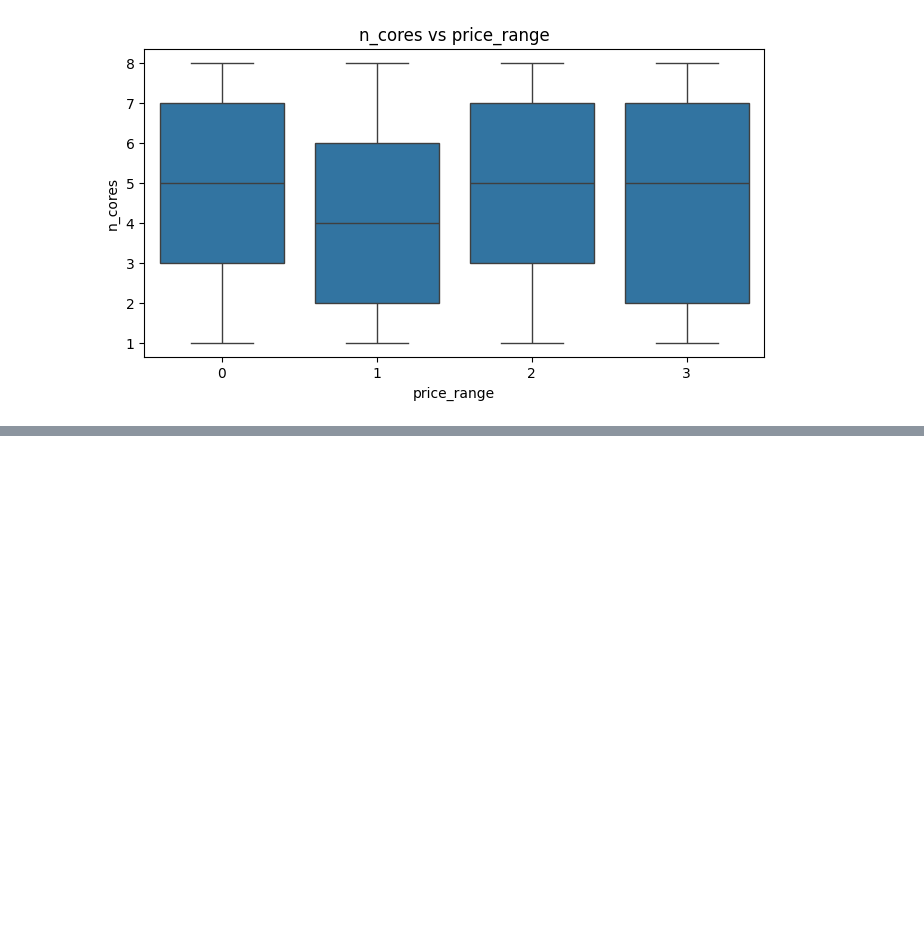
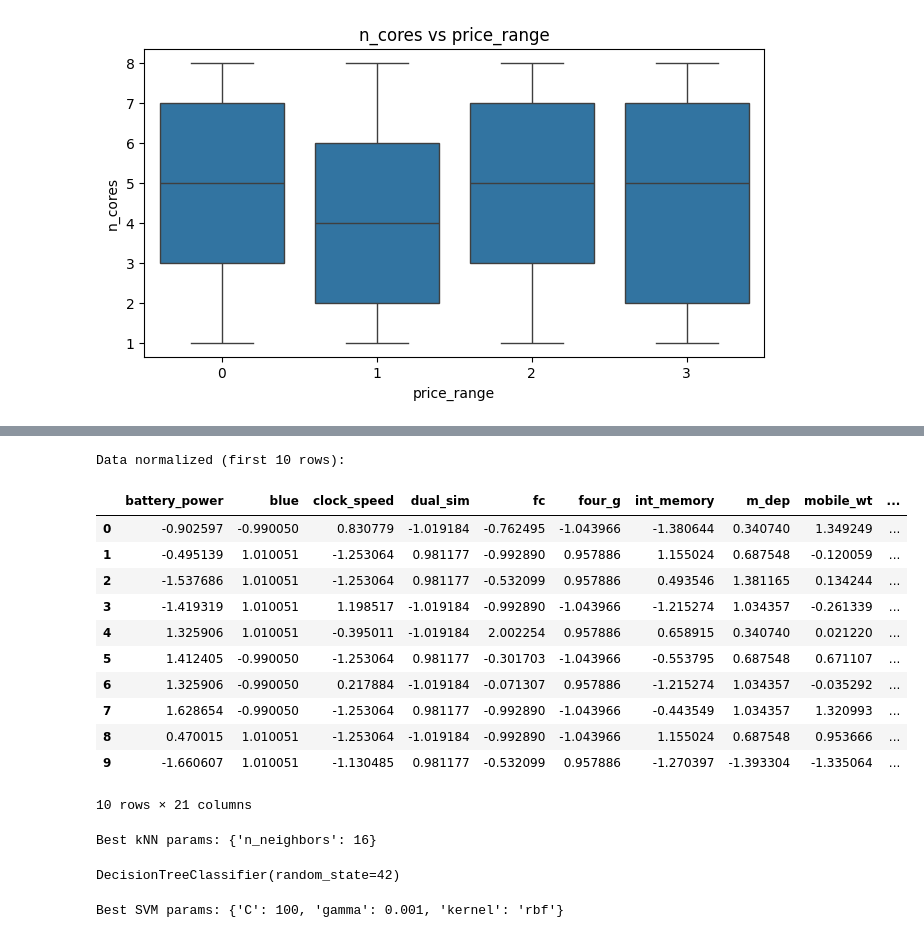
Before and after one commit to MansteinOrGuderian/IntelligentDataAnalysis, a Jupyter notebook: lab1/lab1.ipynb, the cells around one changed output, grey strips where cells are left out. Drawn from its saved outputs; the diff is of its cells as text; code cells hidden in the pictures; blank space fills up the shorter version.

```diff
--- a/lab1/lab1.ipynb
+++ b/lab1/lab1.ipynb
@@ -114,0 +120,26 @@ for col in num_features[:10]:   # limit to first 10 features
+# %%
+# Normalize the data
+scaler = StandardScaler()
+
+num_features = df.select_dtypes(include=[np.number]).columns.tolist()
+num_features.remove(target_col)  # don't scale target
+
+df_scaled = df.copy()
+df_scaled[num_features] = scaler.fit_transform(df[num_features])
+
+print("Data normalized (first 10 rows):")
+df_scaled.head(10)
+# %% [output]
+Data normalized (first 10 rows):
+|  | battery_power | blue | clock_speed | dual_sim | fc | four_g | int_memory | m_dep | mobile_wt | ... |
+| 0 | -0.902597 | -0.990050 | 0.830779 | -1.019184 | -0.762495 | -1.043966 | -1.380644 | 0.340740 | 1.349249 | ... |
+| 1 | -0.495139 | 1.010051 | -1.253064 | 0.981177 | -0.992890 | 0.957886 | 1.155024 | 0.687548 | -0.120059 | ... |
+| 2 | -1.537686 | 1.010051 | -1.253064 | 0.981177 | -0.532099 | 0.957886 | 0.493546 | 1.381165 | 0.134244 | ... |
+| 3 | -1.419319 | 1.010051 | 1.198517 | -1.019184 | -0.992890 | -1.043966 | -1.215274 | 1.034357 | -0.261339 | ... |
+| 4 | 1.325906 | 1.010051 | -0.395011 | -1.019184 | 2.002254 | 0.957886 | 0.658915 | 0.340740 | 0.021220 | ... |
+| 5 | 1.412405 | -0.990050 | -1.253064 | 0.981177 | -0.301703 | -1.043966 | -0.553795 | 0.687548 | 0.671107 | ... |
+| 6 | 1.325906 | -0.990050 | 0.217884 | -1.019184 | -0.071307 | 0.957886 | -1.215274 | 1.034357 | -0.035292 | ... |
+| 7 | 1.628654 | -0.990050 | -1.253064 | 0.981177 | -0.992890 | -1.043966 | -0.443549 | 1.034357 | 1.320993 | ... |
+| 8 | 0.470015 | 1.010051 | -1.253064 | -1.019184 | -0.992890 | -1.043966 | 1.155024 | 0.687548 | 0.953666 | ... |
+| 9 | -1.660607 | 1.010051 | -1.130485 | 0.981177 | -0.532099 | 0.957886 | -1.270397 | -1.393304 | -1.335064 | ... |
+10 rows × 21 columns
@@ -114,0 +155,28 @@ for col in num_features[:10]:   # limit to first 10 features
+# %%
+# kNN with GridSearch
+param_grid_knn = {"n_neighbors": range(1, 21)}
+grid_knn = GridSearchCV(KNeighborsClassifier(), param_grid_knn, cv=5)
+grid_knn.fit(X_train, y_train)
+best_knn = grid_knn.best_estimator_
+print("Best kNN params:", grid_knn.best_params_)
+# %% [output]
+Best kNN params: {'n_neighbors': 16}
+# %%
+# Decision Tree
+dt = DecisionTreeClassifier(random_state=42)
+dt.fit(X_train, y_train)
+# %% [output]
+DecisionTreeClassifier(random_state=42)
+# %%
+# SVM with GridSearch
+param_grid_svm = {
+    "C": [0.1, 1, 10, 100],
+    "gamma": [1, 0.1, 0.01, 0.001],
+    "kernel": ["rbf"]
+}
+grid_svm = GridSearchCV(SVC(), param_grid_svm, cv=5)
+grid_svm.fit(X_train, y_train)
+best_svm = grid_svm.best_estimator_
+print("Best SVM params:", grid_svm.best_params_)
+# %% [output]
+Best SVM params: {'C': 100, 'gamma': 0.001, 'kernel': 'rbf'}
```
Also changed, not shown: parts of 3 cells of this notebook.
